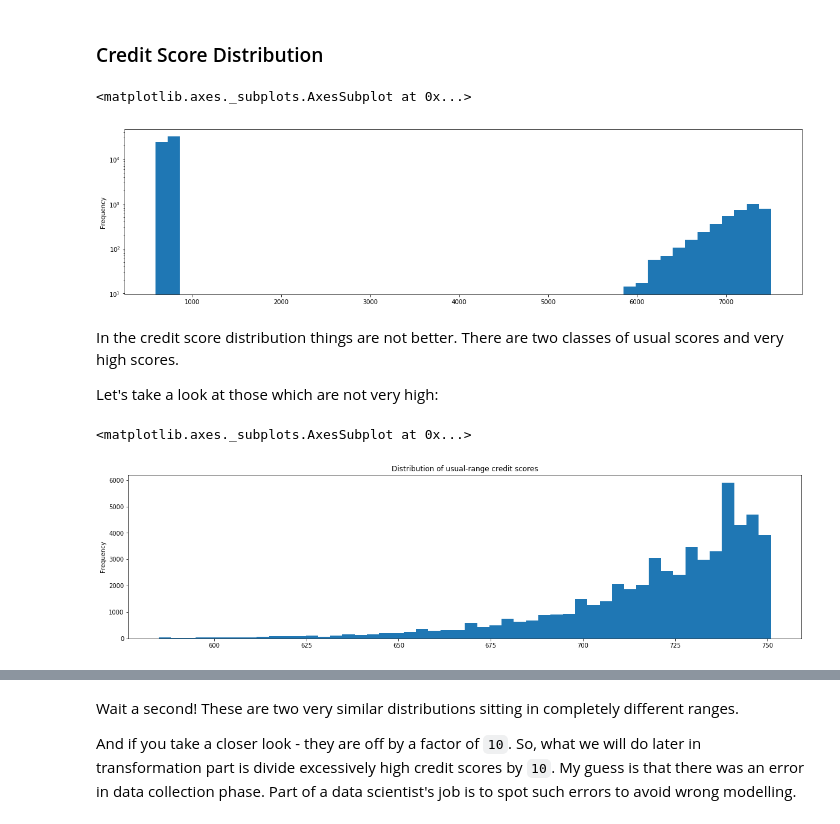
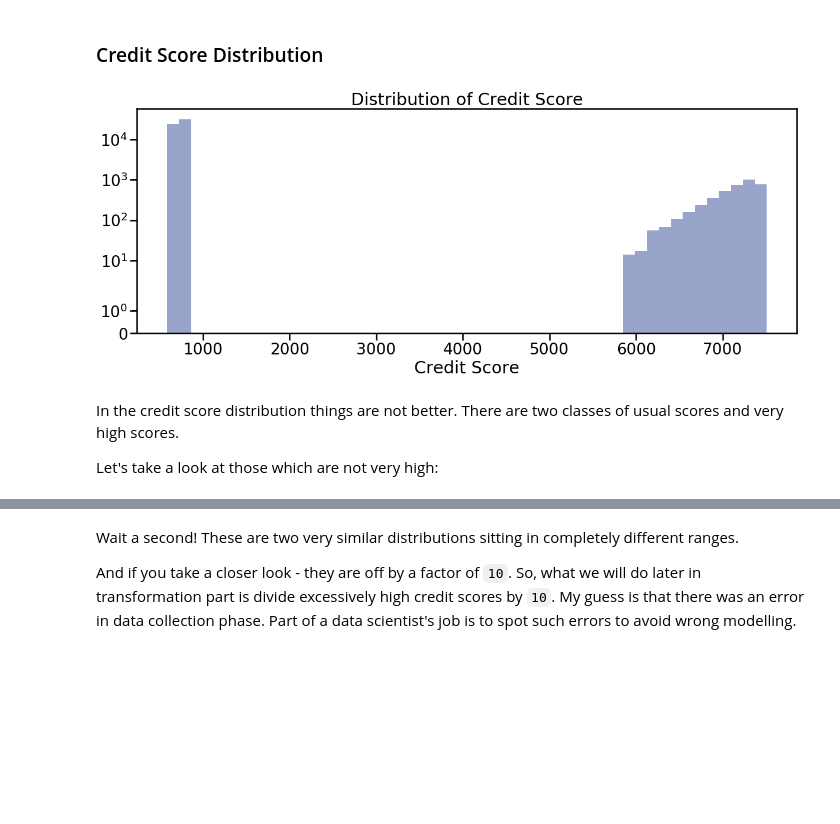
Before and after one commit to dataqubit/bank-loan-prediction, a Jupyter notebook: bank_loan_Part1_Exploratory_Analysis.ipynb, the cells around one changed output, grey strips where cells are left out. Drawn from its saved outputs; the diff is of its cells as text; code cells hidden in the pictures; blank space fills up the shorter version.

Commit message:
updated all distribution plots to seaborn

```diff
--- a/bank_loan_Part1_Exploratory_Analysis.ipynb
+++ b/bank_loan_Part1_Exploratory_Analysis.ipynb
@@ -121,23 +121,21 @@ Not too bad. We will deal with missing values later in the next notebook, where
 # %% [markdown]
 #### Helper function to generate distribution plots:
 # %%
-def plot_dist(series_array, feature, labels=[], figsize=(20, 7), kde=True, log_transform=False):
+def plot_dist(series_array, labels=[], figsize=(20, 7), kde=True, log_transform=False, logy=False):
     """
     Helper function for distribution plots
-    series_array - array of pandas series to plot (can be single pandas series)
-    feature - parameter to plot
+    series_array - array of pandas series to plot (can be a single pandas series)
     labels - labels for the legend in the same order as series_array
     kde - whether to plot a gaussian kde (kernel density estimate)
     log_transform - whether to apply log-transform
     """
     if isinstance(series_array, pd.Series) or isinstance(series_array, pd.DataFrame):
         series_array = [series_array]
-        #labels = [labels]
     if isinstance(labels, str):
         labels = [labels]
     if not labels:
         labels = [None] * len(series_array)
-    feature_full = inv_col_rename[feature]
+    feature_full = inv_col_rename[series_array[0].name]
     if log_transform:
         transform_func = lambda x: np.log(x + 1.)
         is_log = ' (Log)'
@@ -147,10 +145,13 @@ def plot_dist(series_array, feature, labels=[], figsize=(20, 7), kde=True, log_t
     with plt.style.context('seaborn-dark-palette'):
         sns.set_context('poster', font_scale=1.2)
         _, ax = plt.subplots(figsize=figsize)
+        if logy:
+            plt.yscale('symlog')
+        for ser_, label_ in zip(series_array, labels):
+            sns.distplot(ser_.dropna().apply(transform_func), label=label_, kde=kde)
+        if not logy:
+            ax.ticklabel_format(style='sci', scilimits=(0,0), axis='y')
         ax.set_title('Distribution of %s' %feature_full)
-        for ser_, label_ in zip(series_array, labels):
-            sns.distplot(ser_[feature].dropna().apply(transform_func), label=label_, kde=kde)
-        ax.ticklabel_format(style='sci', scilimits=(0,0), axis='y')
         ax.set_xlabel(feature_full + is_log)
         if labels[0]:
             plt.legend()
@@ -209,15 +208,8 @@ plot_dist([])
-# %%
-df_loan.credit_score.plot(kind='hist', figsize=(20, 5), bins=50, logy=True)
-# %% [output]
-<matplotlib.axes._subplots.AxesSubplot at 0x...>
-[figure, removed]
+# %%
+plot_dist(df_loan.credit_score, logy=True, kde=False)
+# %% [output]
+[figure, added]
 # %% [markdown]
 In the credit score distribution things are not better. There are two classes of usual scores and very high scores.
 
 Let's take a look at those which are not very high:
-# %%
-df_loan[df_loan.credit_score < 5000.].credit_score.plot(kind='hist', figsize=(20, 5), bins=50, logy=False,
-                                                       title='Distribution of usual-range credit scores')
-# %% [output]
-<matplotlib.axes._subplots.AxesSubplot at 0x...>
-[figure, removed]
```
Also changed, not shown: parts of 36 cells of this notebook.
